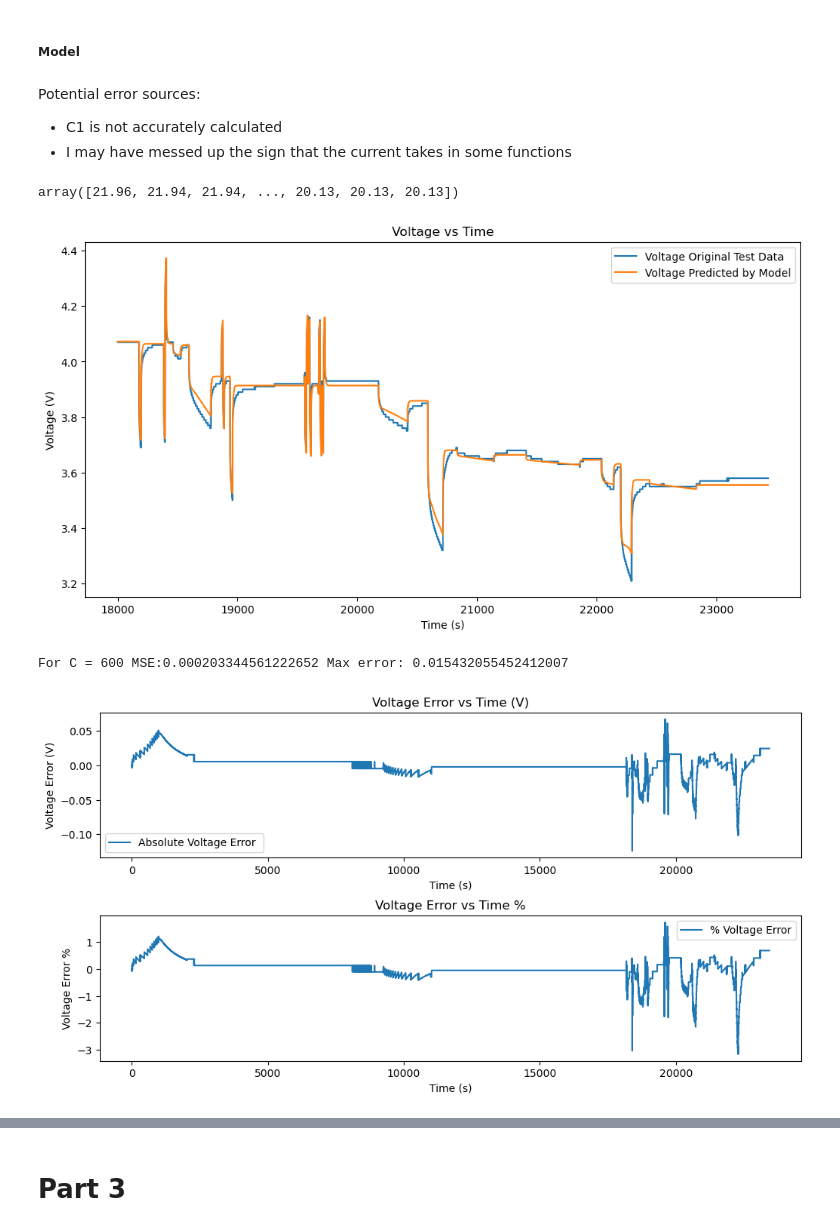
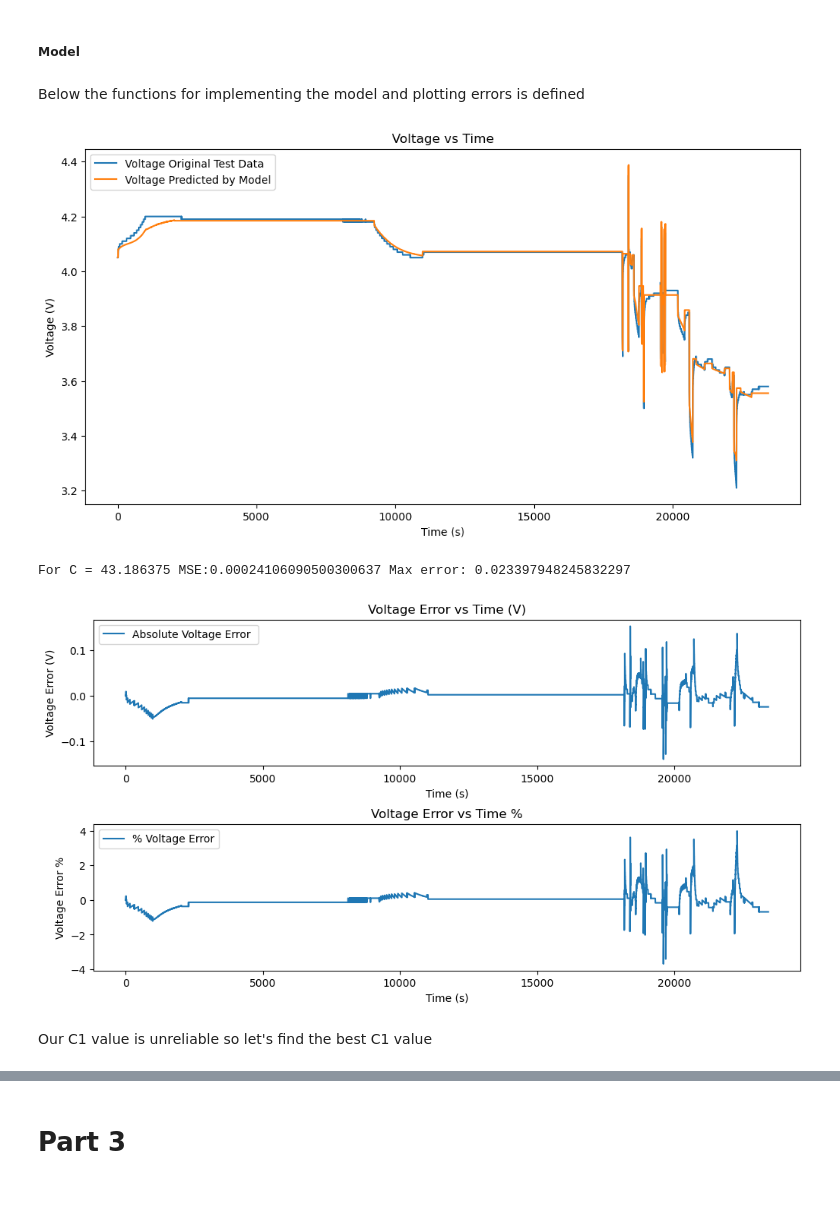
Before and after one commit to feyzijan/BatteryModelling, a Jupyter notebook: Part2Modelling.ipynb, the cells around one changed output, grey strips where cells are left out. Cells and saved outputs as stored; diff of their text form; code cells hidden in the pictures; blank space fills up the shorter version.

```diff
--- a/Part2Modelling.ipynb
+++ b/Part2Modelling.ipynb
@@ -218,3 +238,9 @@ Save data
 np.save(r"Results\r0.npy",R0_matrix)
 np.save(r"Results\r1.npy",R1_matrix)
 np.save(r"Results\c1.npy",C1_matrix)
+# %%
+# save each matrix as csv files, by indexing them 0,1,2
+for i in range(3):
+    np.savetxt(r"Results\r0_T{}.csv".format(20*i), R0_matrix[i], delimiter=",")
+    np.savetxt(r"Results\r1_T{}.csv".format(20*i), R1_matrix[i], delimiter=",")
+    np.savetxt(r"Results\c1_T{}.csv".format(20*i), C1_matrix[i], delimiter=",")
@@ -890,20 +974,14 @@ df_test.head()
 | 4 | 4.0 | 0.0 | 4.05 | 21.93 |
 # %% [markdown]
 ##### Model
-# %% [markdown]
-Potential error sources:
-- C1 is not accurately calculated
-- I may have messed up the sign that the current takes in some functions
-# %%
-Temp
-# %% [output]
-array([21.96, 21.94, 21.94, ..., 20.13, 20.13, 20.13])
+# %% [markdown]
+Below the functions for implementing the model and plotting errors is defined
 # %%
 def my_model(df_test,df_ocv,R0_func, R0_Params, R1_func, R1_Params, C1):
     # Set parameters and datasets
 
     Current = np.array(df_test["Current (mA)"][1:].reset_index(drop=True))/1000
-    Voltage = np.array(df_test["Voltage (V)"][1:].reset_index(drop=True))
+    #Voltage = np.array(df_test["Voltage (V)"][1:].reset_index(drop=True))
     Temp = np.array(df_test["Temperature"][1:].reset_index(drop=True))
     Time = np.array(df_test["Time (s)"][1:].reset_index(drop=True))
 
@@ -953,11 +1031,11 @@ def my_model(df_test,df_ocv,R0_func, R0_Params, R1_func, R1_Params, C1):
     ocv = ocv_interpolation(z)
 
     # Calculate voltage #v(t) = OCV(z(t)) - R1 * i_r1(t) - R0 * i(t)
-    # my currents are negative I think so I set these to +
+    # NOTE: Our R1, R0 functions take positive current so we have to flip the signs from - to +
     v_model = ocv + R1 * Current_R1 + R0 * Current
 
 
-    return v_model
+    return v_model, Current_R1 , z
 
 
 
@@ -983,7 +1061,7 @@ def plot_model(v_model,df_test, start_time = 1, end_time = 23431):
 
 
 
-def plot_model_errors(v_model,df_test, start_time = 1, end_time = 23431):
+def plot_model_errors(v_model,df_test, start_time = 1, end_time = 23430):
 
     Time = np.array(df_test["Time (s)"][1:].reset_index(drop=True))
     Voltage = np.array(df_test["Voltage (V)"][1:].reset_index(drop=True))
@@ -992,9 +1070,9 @@ def plot_model_errors(v_model,df_test, start_time = 1, end_time = 23431):
     end_index = np.where(Time == end_time)[0][0]
 
 
-    v_error = Voltage - v_model
+    v_error = v_model - Voltage
     fig, ax = plt.subplots(2,1, figsize=(12, 6))
-    ax[0].plot(Time, v_error, label="Absolute Voltage Error ")
+    ax[0].plot(Time[start_time:end_time], v_error[start_time:end_time], label="Absolute Voltage Error ")
     ax[0].set_xlabel("Time (s)")
     ax[0].set_ylabel("Voltage Error (V)")
     ax[0].set_title("Voltage Error vs Time (V)")
@@ -1002,8 +1080,8 @@ def plot_model_errors(v_model,df_test, start_time = 1, end_time = 23431):
 
 
 
-    v_error_percentage = (Voltage - v_model)/Voltage*100
-    ax[1].plot(Time, v_error_percentage, label="% Voltage Error")
+    v_error_percentage = (v_model - Voltage )/Voltage*100
+    ax[1].plot(Time[start_time:end_time], v_error_percentage[start_time:end_time], label="% Voltage Error")
     ax[1].set_xlabel("Time (s)")
     ax[1].set_ylabel("Voltage Error %")
     ax[1].set_title("Voltage Error vs Time %")
@@ -1017,13 +1095,12 @@ def calc_errors(v_model,df_test, C1, start_time = 1, end_time = 23431):
     max_error = np.max(np.abs ( (v_model - Voltage)**2))
     print("For C = {} MSE:{} Max error: {} ".format(C1, mse, max_error ))
 # %%
-C1 = C1_T0
-C1 = 600
-v_model = my_model(df_test,ocv_data,R0_Arrhenius, R0_Arrhenius_Params, new_R1_equation, R1_Gaussian_params, C1)
-plot_model(v_model,df_test, start_time = 18000, end_time = Time.max())
-plot_model_errors(v_model,df_test, start_time = 18000, end_time = Time.max())
+C1 = C1_T0 # this is the c1 we have from our data
+v_model, Current_R1_Coriginal , z_original = my_model(df_test,ocv_data,R0_Arrhenius, R0_Arrhenius_Params, new_R1_equation, R1_Gaussian_params, C1)
+plot_model(v_model,df_test, start_time = 1, end_time = Time.max())
+plot_model_errors(v_model,df_test, start_time = 1, end_time = 23430)
 calc_errors(v_model,df_test, C1)
 # %% [output]
-[figure, old version]
+[figure, new version]
-For C = 600 MSE:0.000203344561222652 Max error: 0.015432055452412007
+For C = 43.186375 MSE:0.00024106090500300637 Max error: 0.023397948245832297
-[figure, old version]
+[figure, new version]
@@ -1032,3 +1107,5 @@ For C = 600 MSE:0.000203344561222652 Max error: 0.015432055452412007
+# %% [markdown]
+Our C1 value is unreliable so let's find the best C1 value
 # %%
 for i in range(1,2000,100):
     temp_model =  my_model(df_test,ocv_data,R0_Arrhenius, R0_Arrhenius_Params, new_R1_equation, R1_Gaussian_params, i)
```
Also changed, not shown: parts of 16 cells of this notebook, 13 other files.
